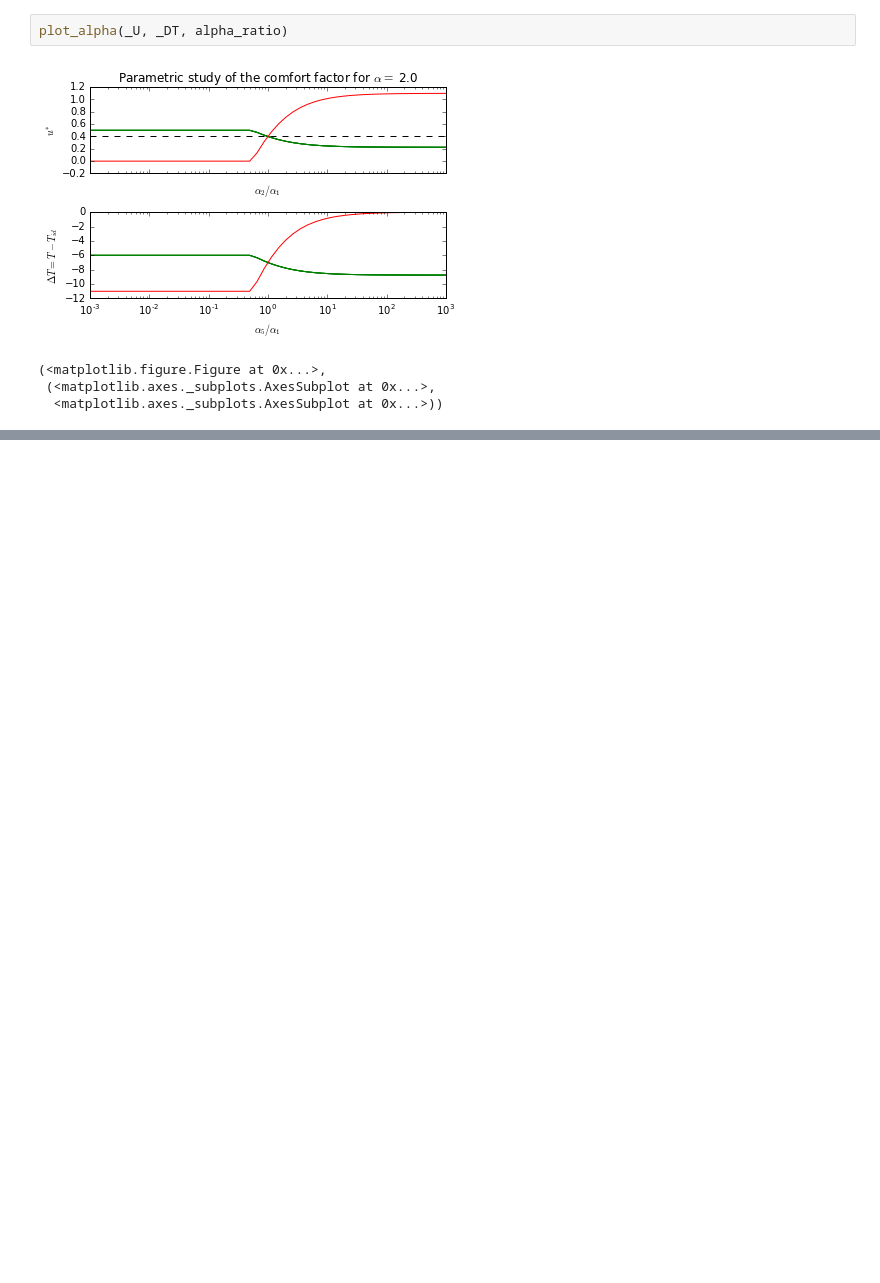
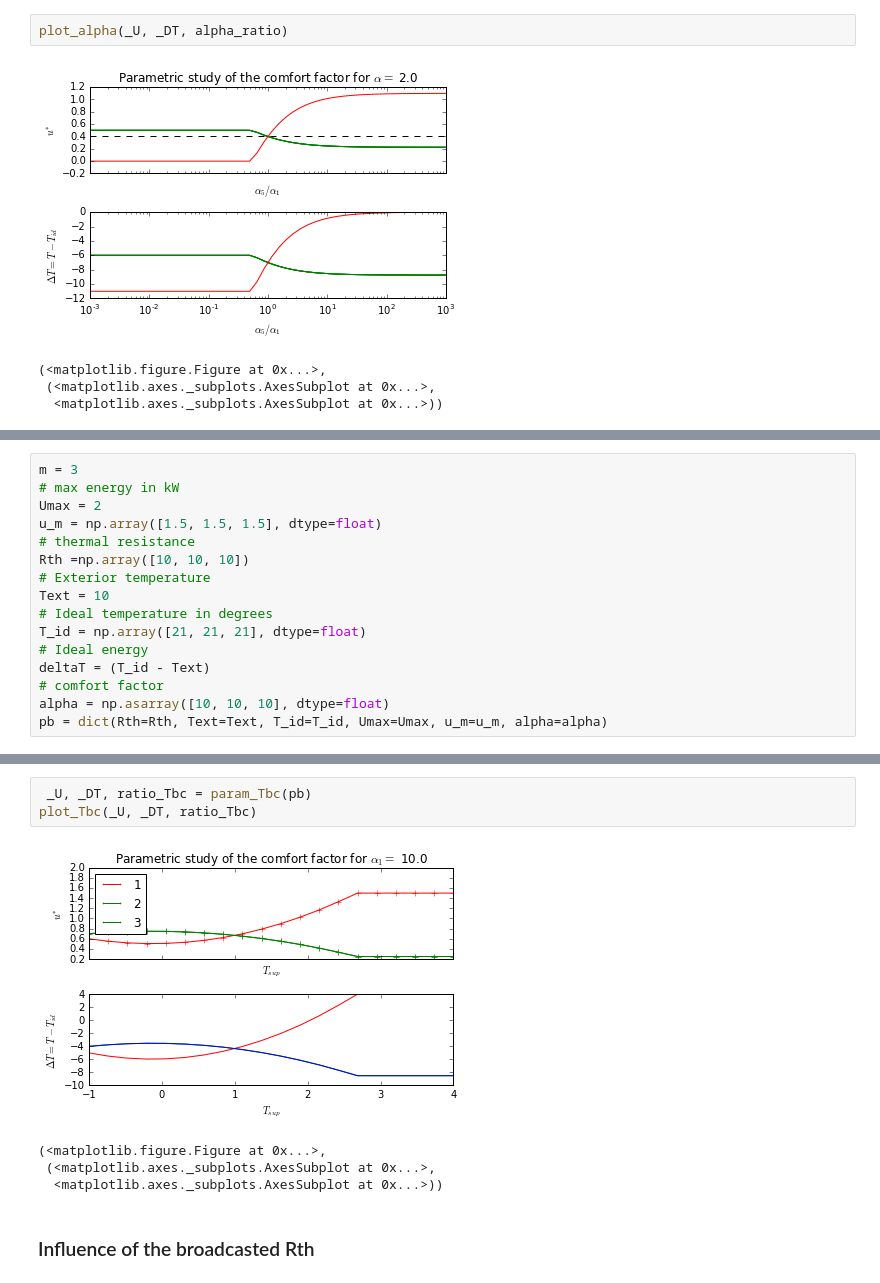
Before and after one commit to pierre-haessig/DMPC-security, a Jupyter notebook: param_alpha_cases.ipynb, the cells around one changed output, grey strips where cells are left out. Cells and saved outputs as stored; diff of their text form; blank space fills up the shorter version.

Commit message:
notebook parametric alpha static done. Need to check the dict pb for the param_Rth => cannot get the original Rth_real. Beginning the notebook_dynamic

```diff
--- a/param_alpha_cases.ipynb
+++ b/param_alpha_cases.ipynb
@@ -323,0 +327,16 @@ plot_alpha(_U, _DT, alpha_ratio)
+# %%
+m = 3
+# max energy in kW
+Umax = 2
+u_m = np.array([1.5, 1.5, 1.5], dtype=float)
+# thermal resistance
+Rth =np.array([10, 10, 10])
+# Exterior temperature
+Text = 10
+# Ideal temperature in degrees
+T_id = np.array([21, 21, 21], dtype=float)
+# Ideal energy
+deltaT = (T_id - Text)
+# comfort factor
+alpha = np.asarray([10, 10, 10], dtype=float)
+pb = dict(Rth=Rth, Text=Text, T_id=T_id, Umax=Umax, u_m=u_m, alpha=alpha)
@@ -323,0 +409,10 @@ plot_alpha(_U, _DT, alpha_ratio)
+# %%
+ _U, _DT, ratio_Tbc = param_Tbc(pb)
+plot_Tbc(_U, _DT, ratio_Tbc)
+# %% [output]
+[figure, added]
+(<matplotlib.figure.Figure at 0x...>,
+ (<matplotlib.axes._subplots.AxesSubplot at 0x...>,
+  <matplotlib.axes._subplots.AxesSubplot at 0x...>))
+# %% [markdown]
+### Influence of the broadcasted Rth
```
Also changed, not shown: parts of 7 cells of this notebook, 1 other file.
